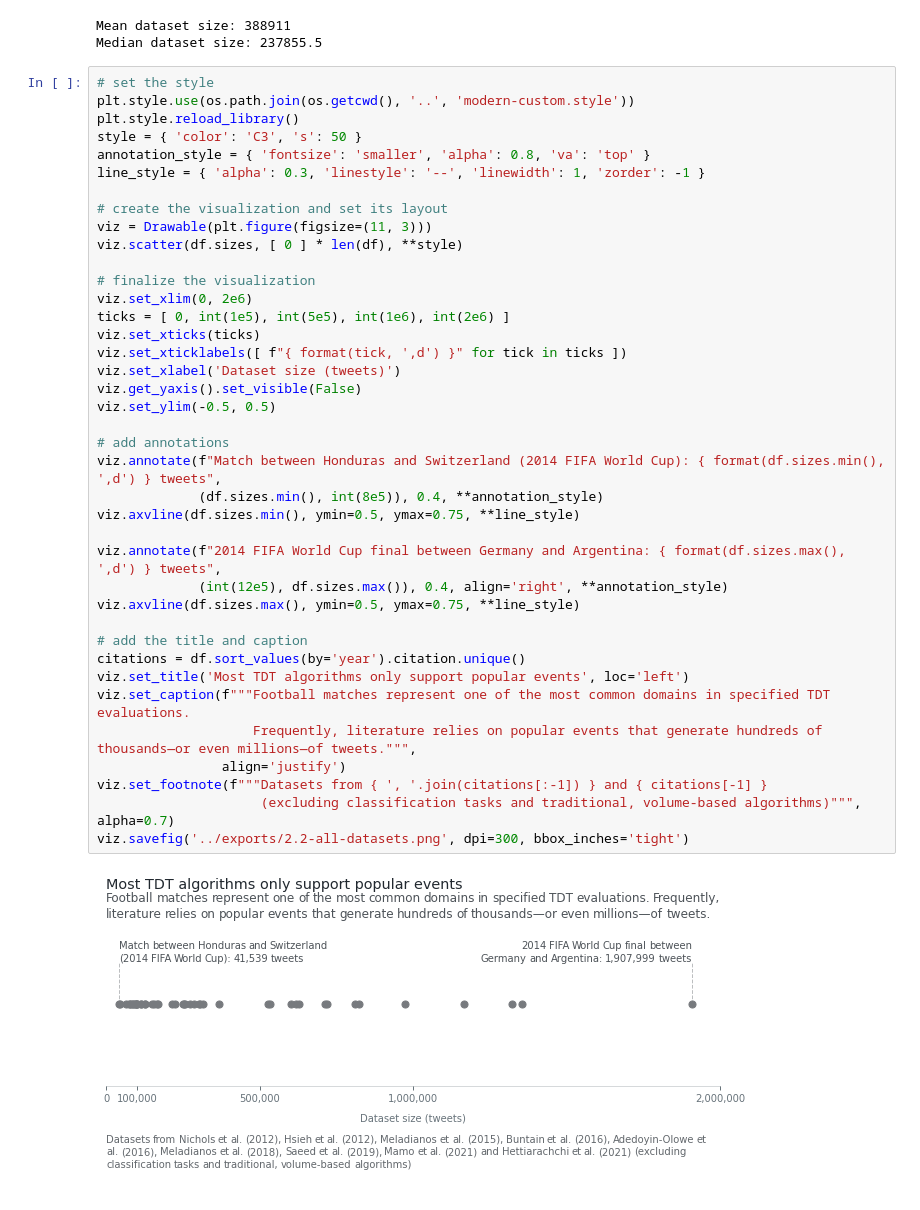
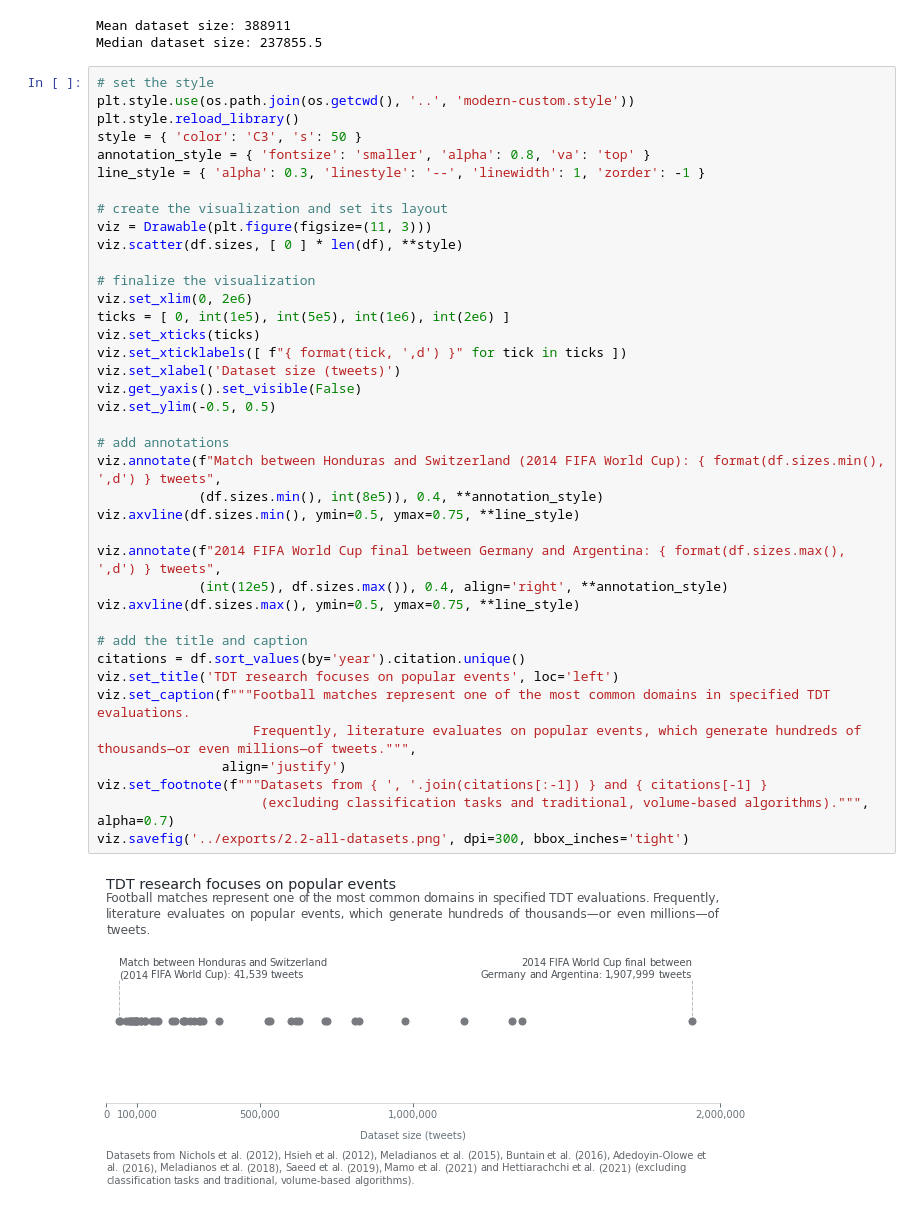
Before and after one commit to NicholasMamo/phd-data, a Jupyter notebook: chapter-2/section-2.2/notebooks/tdt-football-datasets.ipynb, the cells around one changed output. Saved outputs shown, nothing was run; the diff lists cells and outputs as text.

Commit message:
Update the figures

```diff
--- a/chapter-2/section-2.2/notebooks/tdt-football-datasets.ipynb
+++ b/chapter-2/section-2.2/notebooks/tdt-football-datasets.ipynb
@@ -46,37 +46,37 @@ line_style = { 'alpha': 0.3, 'linestyle': '--', 'linewidth': 1, 'zorder': -1 }
 
 # create the visualization and set its layout
 viz = Drawable(plt.figure(figsize=(11, 3)))
 viz.scatter(df.sizes, [ 0 ] * len(df), **style)
 
 # finalize the visualization
 viz.set_xlim(0, 2e6)
 ticks = [ 0, int(1e5), int(5e5), int(1e6), int(2e6) ]
 viz.set_xticks(ticks)
 viz.set_xticklabels([ f"{ format(tick, ',d') }" for tick in ticks ])
 viz.set_xlabel('Dataset size (tweets)')
 viz.get_yaxis().set_visible(False)
 viz.set_ylim(-0.5, 0.5)
 
 # add annotations
 viz.annotate(f"Match between Honduras and Switzerland (2014 FIFA World Cup): { format(df.sizes.min(), ',d') } tweets",
              (df.sizes.min(), int(8e5)), 0.4, **annotation_style)
 viz.axvline(df.sizes.min(), ymin=0.5, ymax=0.75, **line_style)
 
 viz.annotate(f"2014 FIFA World Cup final between Germany and Argentina: { format(df.sizes.max(), ',d') } tweets",
              (int(12e5), df.sizes.max()), 0.4, align='right', **annotation_style)
 viz.axvline(df.sizes.max(), ymin=0.5, ymax=0.75, **line_style)
 
 # add the title and caption
 citations = df.sort_values(by='year').citation.unique()
-viz.set_title('Most TDT algorithms only support popular events', loc='left')
+viz.set_title('TDT research focuses on popular events', loc='left')
 viz.set_caption(f"""Football matches represent one of the most common domains in specified TDT evaluations.
-                    Frequently, literature relies on popular events that generate hundreds of thousands—or even millions—of tweets.""",
+                    Frequently, literature evaluates on popular events, which generate hundreds of thousands—or even millions—of tweets.""",
                 align='justify')
 viz.set_footnote(f"""Datasets from { ', '.join(citations[:-1]) } and { citations[-1] }
-                     (excluding classification tasks and traditional, volume-based algorithms)""", alpha=0.7)
+                     (excluding classification tasks and traditional, volume-based algorithms).""", alpha=0.7)
 viz.savefig('../exports/2.2-all-datasets.png', dpi=300, bbox_inches='tight')
 # %% [output]
-[figure, old version]
+[figure, new version]
 # %%
 # prepare the data
 _lim = 2e5
```
Also changed, not shown: parts of 1 cell of this notebook, 14 other files.
